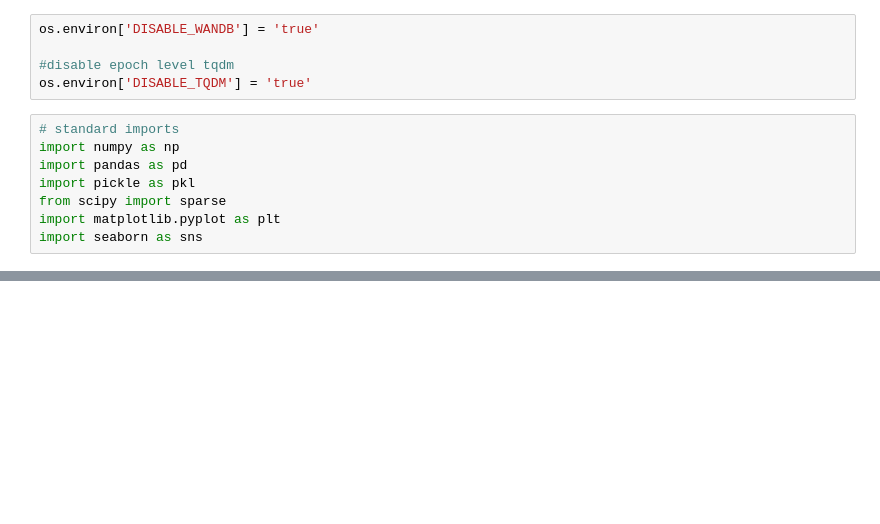
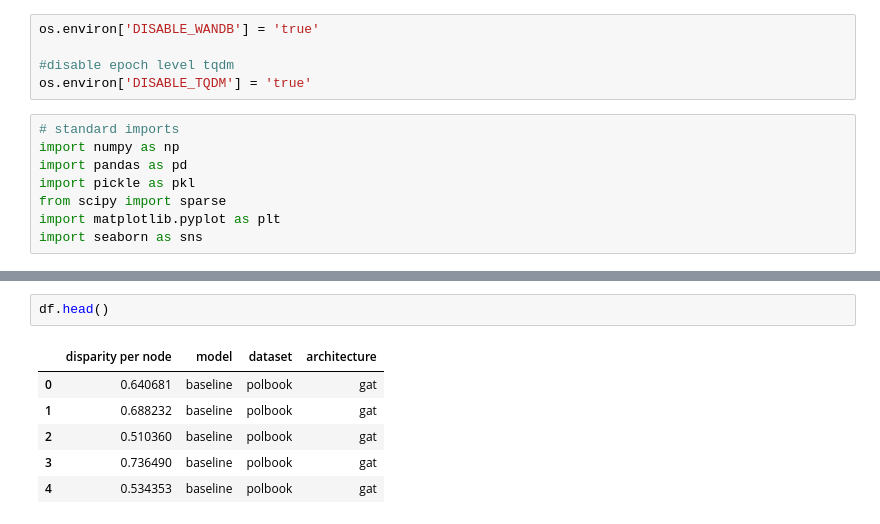
Before and after one commit to thunderock/residual2vec_, a Jupyter notebook: notebooks/PLOTS/fairness per node.ipynb, the cells around one changed output, grey strips where cells are left out. Drawn from its saved outputs; the diff is of its cells as text; blank space fills up the shorter version.

```diff
--- a/notebooks/PLOTS/fairness per node.ipynb
+++ b/notebooks/PLOTS/fairness per node.ipynb
@@ -69,0 +177,9 @@ sns.displot(data=df, x="scores", kind='kde', hue='model')
+# %%
+df.head()
+# %% [output]
+|  | disparity per node | model | dataset | architecture |
+| 0 | 0.640681 | baseline | polbook | gat |
+| 1 | 0.688232 | baseline | polbook | gat |
+| 2 | 0.510360 | baseline | polbook | gat |
+| 3 | 0.736490 | baseline | polbook | gat |
+| 4 | 0.534353 | baseline | polbook | gat |
```
Also changed, not shown: parts of 5 cells of this notebook, 3 other files.
